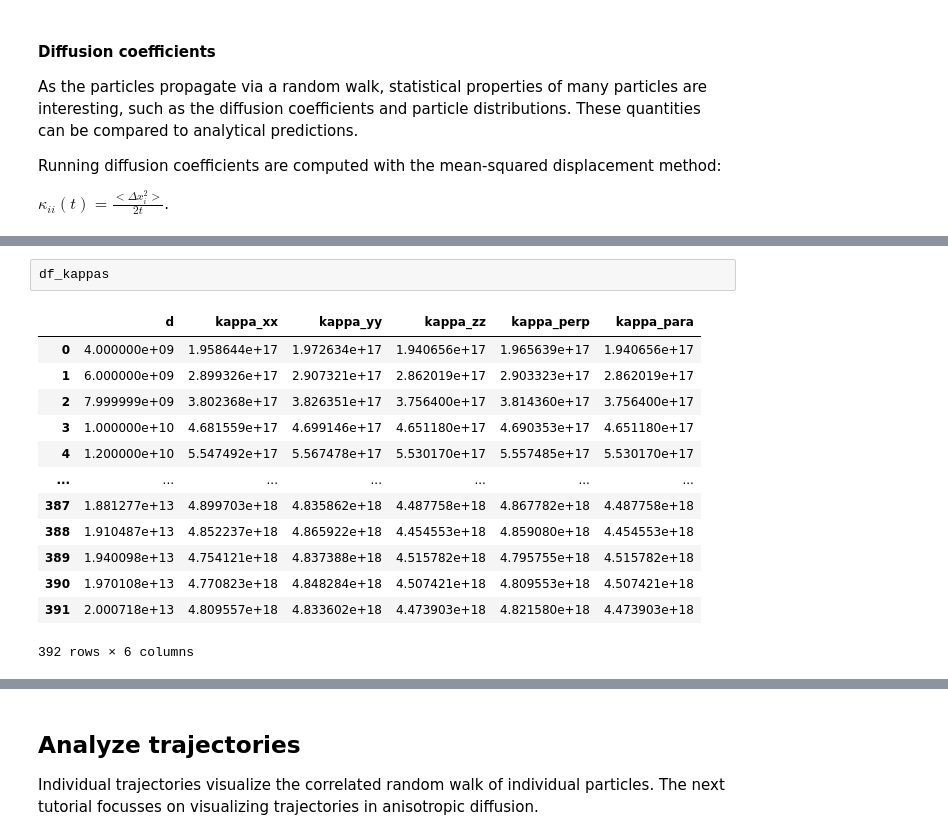
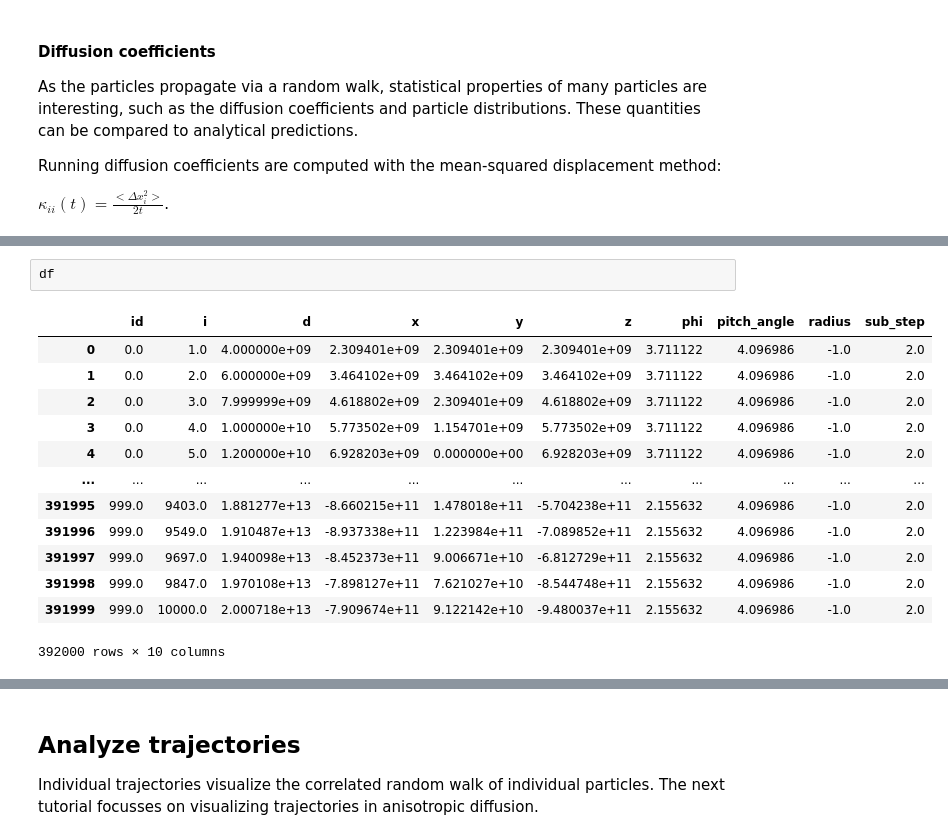
Before and after one commit to reichherzerp/PropPy, a Jupyter notebook: rwpropa/tutorials/Tutorial_1---Simple_Simulation_Setup.ipynb, the cells around one changed output, grey strips where cells are left out. Cells and saved outputs as stored; diff of their text form.

```diff
--- a/rwpropa/tutorials/Tutorial_1---Simple_Simulation_Setup.ipynb
+++ b/rwpropa/tutorials/Tutorial_1---Simple_Simulation_Setup.ipynb
@@ -169,19 +168,19 @@ input kappa: 5e+18 m²/s
 kappa_{xx}: 4.85e+18 m²/s +- 5.28e+16 m²/s
 kappa_{yy}: 4.84e+18 m²/s +- 2.11e+16 m²/s
 kappa_{zz}: 4.51e+18 m²/s +- 3.37e+16 m²/s
-# %%
-df_kappas
-# %% [output]
-|  | d | kappa_xx | kappa_yy | kappa_zz | kappa_perp | kappa_para |
-| 0 | 4.000000e+09 | 1.958644e+17 | 1.972634e+17 | 1.940656e+17 | 1.965639e+17 | 1.940656e+17 |
-| 1 | 6.000000e+09 | 2.899326e+17 | 2.907321e+17 | 2.862019e+17 | 2.903323e+17 | 2.862019e+17 |
-| 2 | 7.999999e+09 | 3.802368e+17 | 3.826351e+17 | 3.756400e+17 | 3.814360e+17 | 3.756400e+17 |
-| 3 | 1.000000e+10 | 4.681559e+17 | 4.699146e+17 | 4.651180e+17 | 4.690353e+17 | 4.651180e+17 |
-| 4 | 1.200000e+10 | 5.547492e+17 | 5.567478e+17 | 5.530170e+17 | 5.557485e+17 | 5.530170e+17 |
-| ... | ... | ... | ... | ... | ... | ... |
-| 387 | 1.881277e+13 | 4.899703e+18 | 4.835862e+18 | 4.487758e+18 | 4.867782e+18 | 4.487758e+18 |
-| 388 | 1.910487e+13 | 4.852237e+18 | 4.865922e+18 | 4.454553e+18 | 4.859080e+18 | 4.454553e+18 |
-| 389 | 1.940098e+13 | 4.754121e+18 | 4.837388e+18 | 4.515782e+18 | 4.795755e+18 | 4.515782e+18 |
-| 390 | 1.970108e+13 | 4.770823e+18 | 4.848284e+18 | 4.507421e+18 | 4.809553e+18 | 4.507421e+18 |
-| 391 | 2.000718e+13 | 4.809557e+18 | 4.833602e+18 | 4.473903e+18 | 4.821580e+18 | 4.473903e+18 |
-392 rows × 6 columns
+# %%
+df
+# %% [output]
+|  | id | i | d | x | y | z | phi | pitch_angle | radius | sub_step |
+| 0 | 0.0 | 1.0 | 4.000000e+09 | 2.309401e+09 | 2.309401e+09 | 2.309401e+09 | 3.711122 | 4.096986 | -1.0 | 2.0 |
+| 1 | 0.0 | 2.0 | 6.000000e+09 | 3.464102e+09 | 3.464102e+09 | 3.464102e+09 | 3.711122 | 4.096986 | -1.0 | 2.0 |
+| 2 | 0.0 | 3.0 | 7.999999e+09 | 4.618802e+09 | 2.309401e+09 | 4.618802e+09 | 3.711122 | 4.096986 | -1.0 | 2.0 |
+| 3 | 0.0 | 4.0 | 1.000000e+10 | 5.773502e+09 | 1.154701e+09 | 5.773502e+09 | 3.711122 | 4.096986 | -1.0 | 2.0 |
+| 4 | 0.0 | 5.0 | 1.200000e+10 | 6.928203e+09 | 0.000000e+00 | 6.928203e+09 | 3.711122 | 4.096986 | -1.0 | 2.0 |
+| ... | ... | ... | ... | ... | ... | ... | ... | ... | ... | ... |
+| 391995 | 999.0 | 9403.0 | 1.881277e+13 | -8.660215e+11 | 1.478018e+11 | -5.704238e+11 | 2.155632 | 4.096986 | -1.0 | 2.0 |
+| 391996 | 999.0 | 9549.0 | 1.910487e+13 | -8.937338e+11 | 1.223984e+11 | -7.089852e+11 | 2.155632 | 4.096986 | -1.0 | 2.0 |
+| 391997 | 999.0 | 9697.0 | 1.940098e+13 | -8.452373e+11 | 9.006671e+10 | -6.812729e+11 | 2.155632 | 4.096986 | -1.0 | 2.0 |
+| 391998 | 999.0 | 9847.0 | 1.970108e+13 | -7.898127e+11 | 7.621027e+10 | -8.544748e+11 | 2.155632 | 4.096986 | -1.0 | 2.0 |
+| 391999 | 999.0 | 10000.0 | 2.000718e+13 | -7.909674e+11 | 9.122142e+10 | -9.480037e+11 | 2.155632 | 4.096986 | -1.0 | 2.0 |
+392000 rows × 10 columns
```
Also changed, not shown: parts of 2 cells of this notebook, 1 other file.
